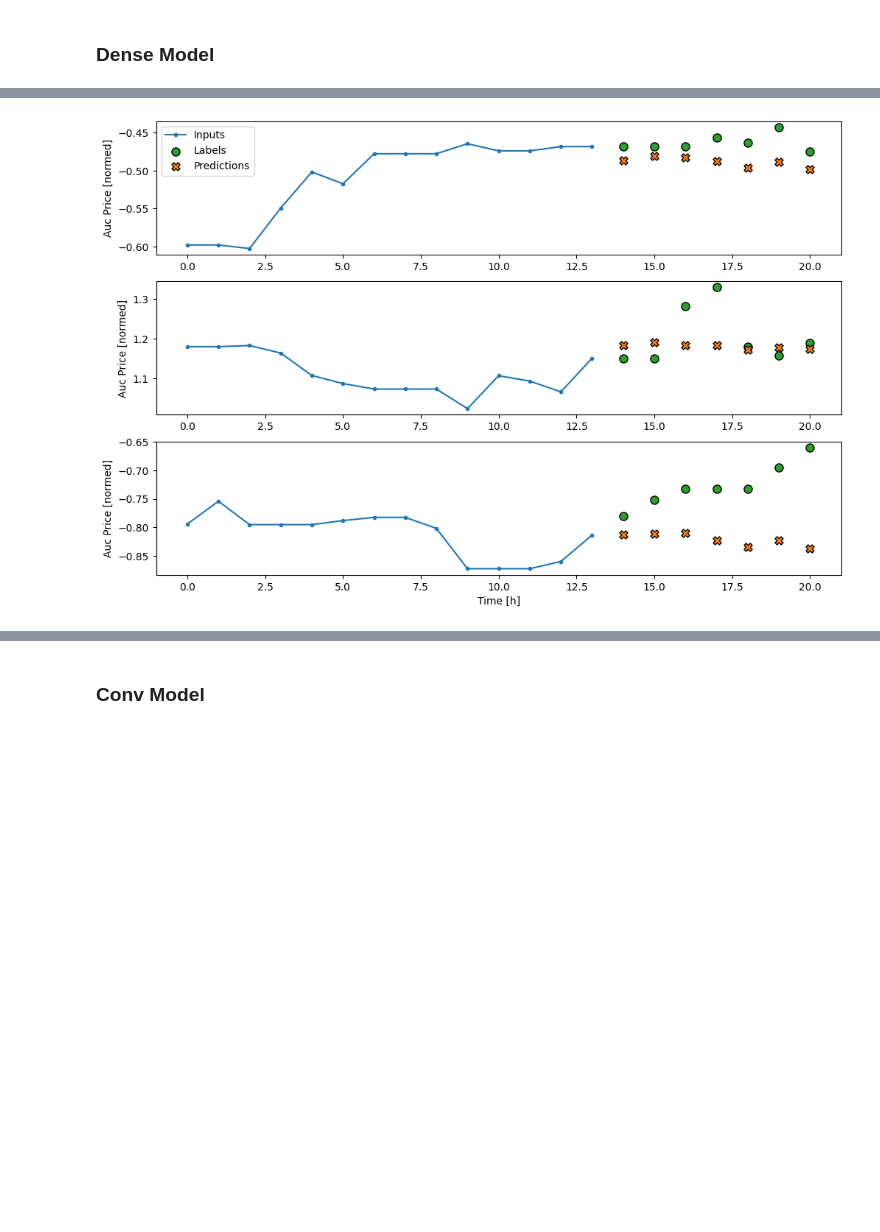
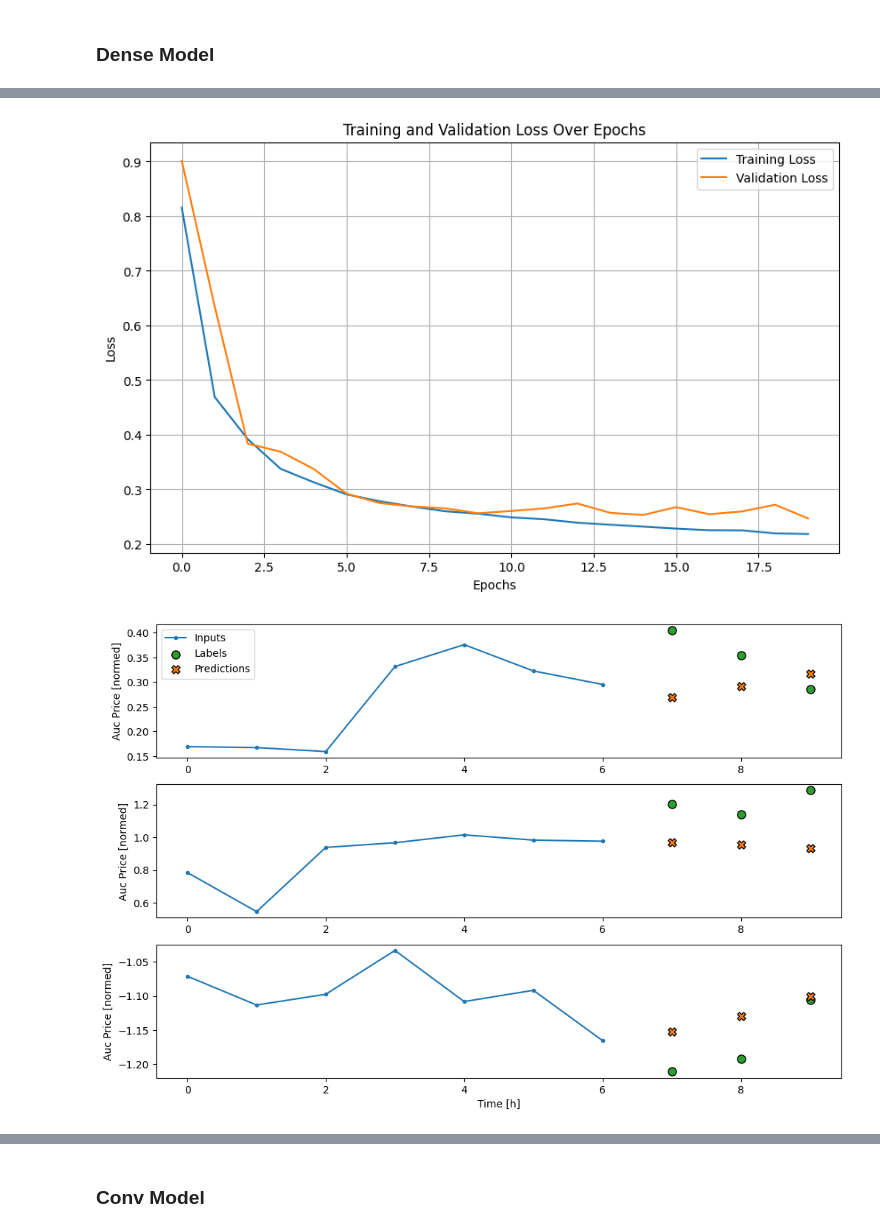
Before and after one commit to wyne1/carbon-market-forecasting, a Jupyter notebook: lstm-model.ipynb, the cells around one changed output, grey strips where cells are left out. Drawn from its saved outputs; the diff is of its cells as text; code cells hidden in the pictures; blank space fills up the shorter version.

Commit message:
plotting with gradient finished. Next Steps:

```diff
--- a/lstm-model.ipynb
+++ b/lstm-model.ipynb
@@ -288,7 +309,7 @@ num_features = train_df.shape[1]
 # %%
-OUT_STEPS = 7
+OUT_STEPS = 3
 
-multi_window = WindowGenerator(input_width=14,
+multi_window = WindowGenerator(input_width=5,
                                train_df=train_df, val_df=val_df, test_df=test_df,
                                label_width=OUT_STEPS,
                                shift=OUT_STEPS)
@@ -538,19 +562,26 @@ multi_window.plot(last_baseline)
 # %%
+
+OUT_STEPS = 3
+INPUT_STEPS = 7
+multi_window = WindowGenerator(input_width=INPUT_STEPS,
+                               train_df=train_df, val_df=val_df, test_df=test_df,
+                               label_width=OUT_STEPS,
+                               shift=OUT_STEPS)
+
 multi_linear_model = tf.keras.Sequential([
     # Take the last time-step.
     # Shape [batch, time, features] => [batch, 1, features]
     tf.keras.layers.Lambda(lambda x: x[:, -1:, :]),
     # Shape => [batch, 1, out_steps*features]
-    tf.keras.layers.Dense(OUT_STEPS*num_features,
+    tf.keras.layers.Dense(OUT_STEPS*1,
                           kernel_initializer=tf.initializers.zeros()),
     # Shape => [batch, out_steps, features]
-    tf.keras.layers.Reshape([OUT_STEPS, num_features])
+    tf.keras.layers.Reshape([OUT_STEPS, 1])
 ])
 
-history = compile_and_fit(multi_linear_model, multi_window)
-
-IPython.display.clear_output()
+history = preprocessor.compile_and_fit(multi_linear_model, multi_window, use_early_stopping=False)
 multi_val_performance['Linear'] = multi_linear_model.evaluate(multi_window.val, return_dict=True)
 multi_performance['Linear'] = multi_linear_model.evaluate(multi_window.test, verbose=1, return_dict=True)
+Plotting.plot_history(history)
 multi_window.plot(multi_linear_model)
 # %% [output]
@@ -560,3 +607,5 @@ multi_window.plot(multi_linear_model)
+# %%
+num_features = len(test_df.columns)
 # %% [markdown]
 ### Dense Model
 # %%
@@ -573,10 +622,10 @@ multi_dense_model = tf.keras.Sequential([
     tf.keras.layers.Reshape([OUT_STEPS, num_features])
 ])
 
-history = compile_and_fit(multi_dense_model, multi_window)
-
-IPython.display.clear_output()
+history = preprocessor.compile_and_fit(multi_dense_model, multi_window, use_early_stopping=False)
 multi_val_performance['Dense'] = multi_dense_model.evaluate(multi_window.val, return_dict=True)
-multi_performance['Dense'] = multi_dense_model.evaluate(multi_window.test, verbose=0, return_dict=True)
+multi_performance['Dense'] = multi_dense_model.evaluate(multi_window.test, verbose=1, return_dict=True)
+Plotting.plot_history(history)
 multi_window.plot(multi_dense_model)
+multi_window.plot_test(multi_dense_model)
 # %% [output]
@@ -584 +649,2 @@ multi_window.plot(multi_dense_model)
-[figure, old version]
+[figure, new version]
+[figure, added]
```
Also changed, not shown: parts of 50 cells of this notebook, 3 other files.
